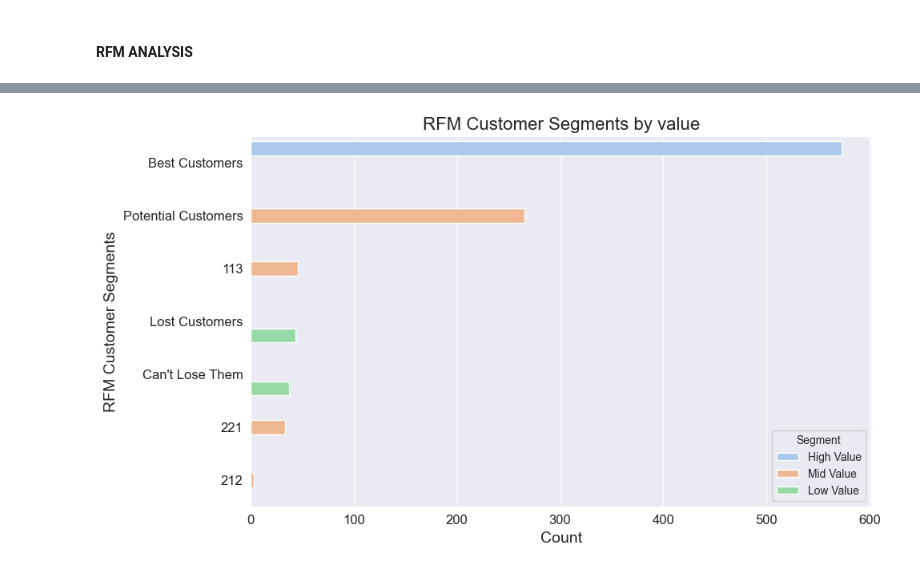
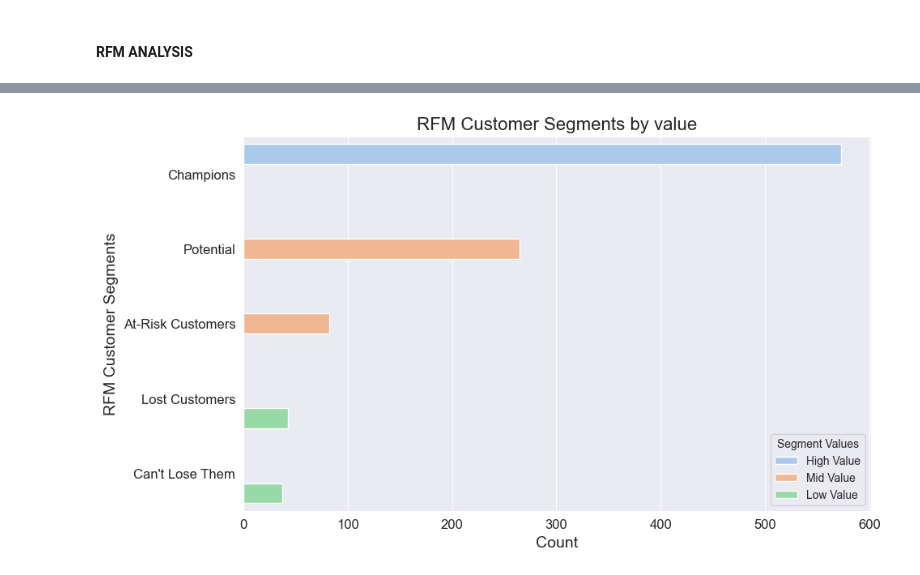
Before and after one commit to Mfundo-debug/RFM_analysis, a Jupyter notebook: EDA.ipynb, the cells around one changed output, grey strips where cells are left out. Saved outputs shown, nothing was run; the diff lists cells and outputs as text; code cells hidden in the pictures.

```diff
--- a/EDA.ipynb
+++ b/EDA.ipynb
@@ -137,7 +137,7 @@ def segment(x):
     else:
         return 'Low Value'
 #apply the function to the RFM score and create a new variable
-data['Segment'] = data['RFM Score'].apply(segment)
+data['Segment Values'] = data['RFM Score'].apply(segment)
 #explore the first 5 rows
 data.head()
 # %% [output]
@@ -189,17 +186,15 @@ plt.show()
 # %% [markdown]
 ### RFM Cusomer Segements
 # %%
-# create a new column for RFM customer segments
-data['RFM Customer Segments'] = data['R'].astype(str) + data['F'].astype(str) + data['M'].astype(str)
-#assign RFM segments based on the RFM score
-data.loc[data['RFM Customer Segments']=='555', 'RFM Customer Segments'] = 'Best Customers'
-data.loc[data['RFM Customer Segments']=='545', 'RFM Customer Segments'] = 'Loyal Customers'
-data.loc[data['RFM Customer Segments']=='455', 'RFM Customer Segments'] = 'Big Spenders'
-data.loc[data['RFM Customer Segments']=='445', 'RFM Customer Segments'] = 'At Risk Customers'
-data.loc[data['RFM Customer Segments']=='355', 'RFM Customer Segments'] = 'Can\'t Lose Them'
-data.loc[data['RFM Customer Segments']=='345', 'RFM Customer Segments'] = 'About to Sleep'
-data.loc[data['RFM Customer Segments']=='255', 'RFM Customer Segments'] = 'Need Attention'
+#create a new column for RFM customer segments
+data['RFM Customer Segments'] = ''
+#assign the RFM customer segments
+data.loc[data['RFM Score'] >= 9, 'RFM Customer Segments'] = 'Champions'
+data.loc[(data['RFM Score'] >= 6) & (data['RFM Score'] < 9), 'RFM Customer Segments'] = 'Potential'
+data.loc[(data['RFM Score'] >= 5) & (data['RFM Score'] < 6), 'RFM Customer Segments'] = 'At-Risk Customers'
+data.loc[(data['RFM Score'] >= 4) & (data['RFM Score'] <5), 'RFM Customer Segments'] = 'Can\'t Lose Them'
+data.loc[(data['RFM Score']>=3) & (data['RFM Score'] <4), 'RFM Customer Segments'] = 'Lost Customers'
 
-#print the updated dataframe with the RFM customer segments
-data[['CustomerID','RFM Customer Segments']].head()
+#print the updated data with RFM segments
+print(data[['CustomerID','RFM Score','RFM Customer Segments']])
 # %% [output]
@@ -212,14 +215,2 @@ data[['CustomerID','RFM Customer Segments']].head()
 # %% [markdown]
 #### RFM ANALYSIS
-# %%
-#CREATE A NEW COLUMN FOR RFM CUSTOMER SEGMENTS
-data['RFM Customer Segments'] = data['R'].astype(str) + data['F'].astype(str) + data['M'].astype(str)
-#ASSIGN RFM SEGMENTS BASED ON THE RFM SCORE
-data.loc[data['RFM Score'] >=9 , 'RFM Customer Segments'] = 'Best Customers'
-data.loc[(data['RFM Score'] >=6) & (data['RFM Score'] <9) , 'RFM Customer Segments'] = 'Potential Customers'
-data.loc[data['RFM Score'] <5 , 'RFM Customer Segments'] = 'At Risk Customers'
-data.loc[data['RFM Score'] <5 , 'RFM Customer Segments'] = 'Can\'t Lose Them'
-data.loc[data['RFM Score'] <4 , 'RFM Customer Segments'] = 'Lost Customers'
-
-#print the updated dataframe with the RFM customer segments
-data[['CustomerID','RFM Customer Segments']].head()
@@ -242,14 +217,14 @@ data.head()
 # %%
-segment_product_counts = data.groupby(['Segment','RFM Customer Segments']).size().reset_index(name='count')
-segment_product_counts = segment_product_counts.sort_values(by='count', ascending=False)
+segment_product_counts = data.groupby(['Segment Values','RFM Customer Segments']).size().reset_index(name='Count')
+segment_product_counts = segment_product_counts.sort_values(by='Count', ascending=False)
 
 plt.figure(figsize=(10,6))
-sns.barplot(data=segment_product_counts, x='count', y='RFM Customer Segments', hue='Segment', palette=pastel_colors)
+sns.barplot(data=segment_product_counts, x='Count', y='RFM Customer Segments', hue='Segment Values', palette=pastel_colors)
 plt.title('RFM Customer Segments by value', fontsize=16)
 plt.xlabel('Count', fontsize=14)
 plt.ylabel('RFM Customer Segments', fontsize=14)
 plt.xticks(fontsize=12)
 plt.yticks(fontsize=12)
 plt.show()
 # %% [output]
-[figure, old version]
+[figure, new version]
```
Also changed, not shown: parts of 14 cells of this notebook.
